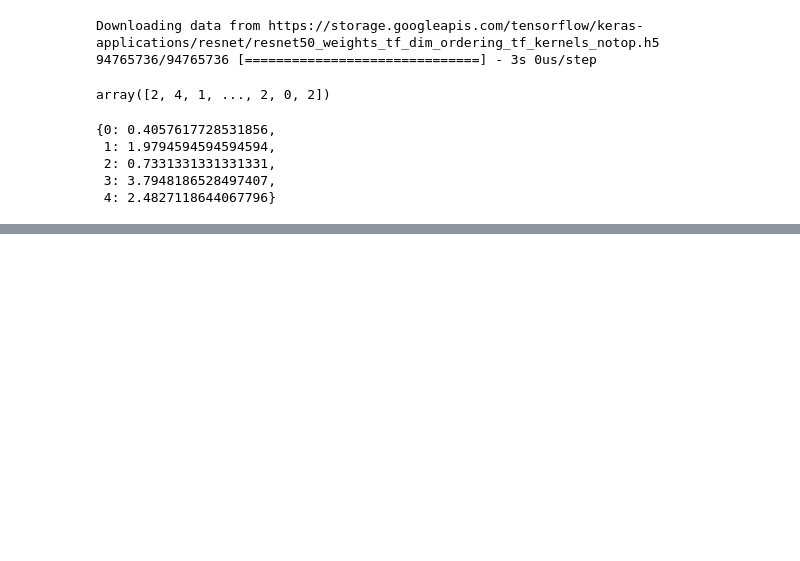
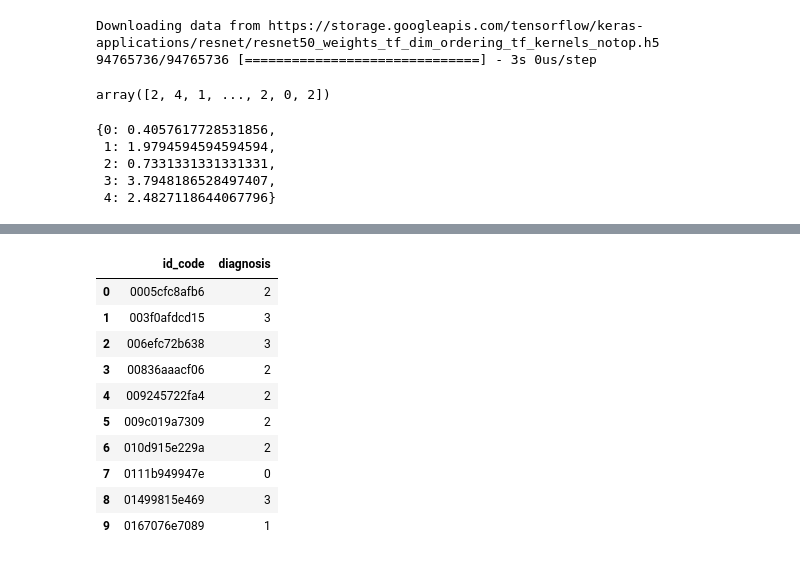
Before and after one commit to ayyucedemirbas/Blindness-Detection, a Jupyter notebook: Diabetic_Retinopathy_ResNet50.ipynb, the cells around one changed output, grey strips where cells are left out. Drawn from its saved outputs; the diff is of its cells as text; code cells hidden in the pictures; blank space fills up the shorter version.

```diff
--- a/Diabetic_Retinopathy_ResNet50.ipynb
+++ b/Diabetic_Retinopathy_ResNet50.ipynb
@@ -315,0 +417,18 @@ Epoch 2/50
+# %%
+filenames = test_generator.filenames
+results = pd.DataFrame({'id_code':filenames, 'diagnosis':predictions})
+results['id_code'] = results['id_code'].map(lambda x: str(x)[:-4])
+results.to_csv('submission.csv',index=False)
+results.head(10)
+# %% [output]
+|  | id_code | diagnosis |
+| 0 | 0005cfc8afb6 | 2 |
+| 1 | 003f0afdcd15 | 3 |
+| 2 | 006efc72b638 | 3 |
+| 3 | 00836aaacf06 | 2 |
+| 4 | 009245722fa4 | 2 |
+| 5 | 009c019a7309 | 2 |
+| 6 | 010d915e229a | 2 |
+| 7 | 0111b949947e | 0 |
+| 8 | 01499815e469 | 3 |
+| 9 | 0167076e7089 | 1 |
```
Also changed, not shown: parts of 10 cells of this notebook.
